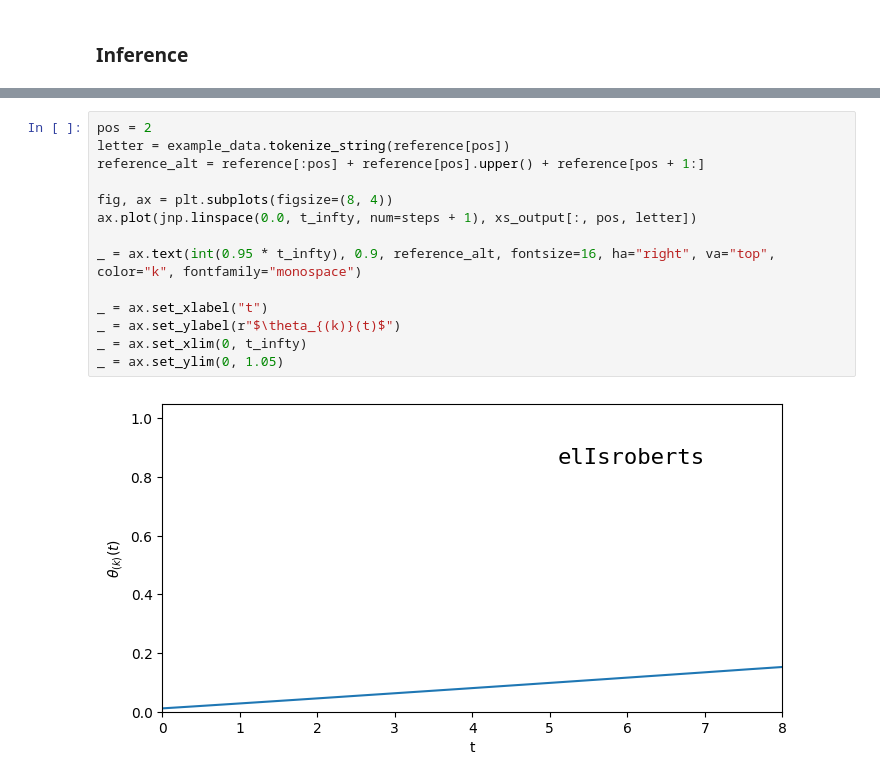
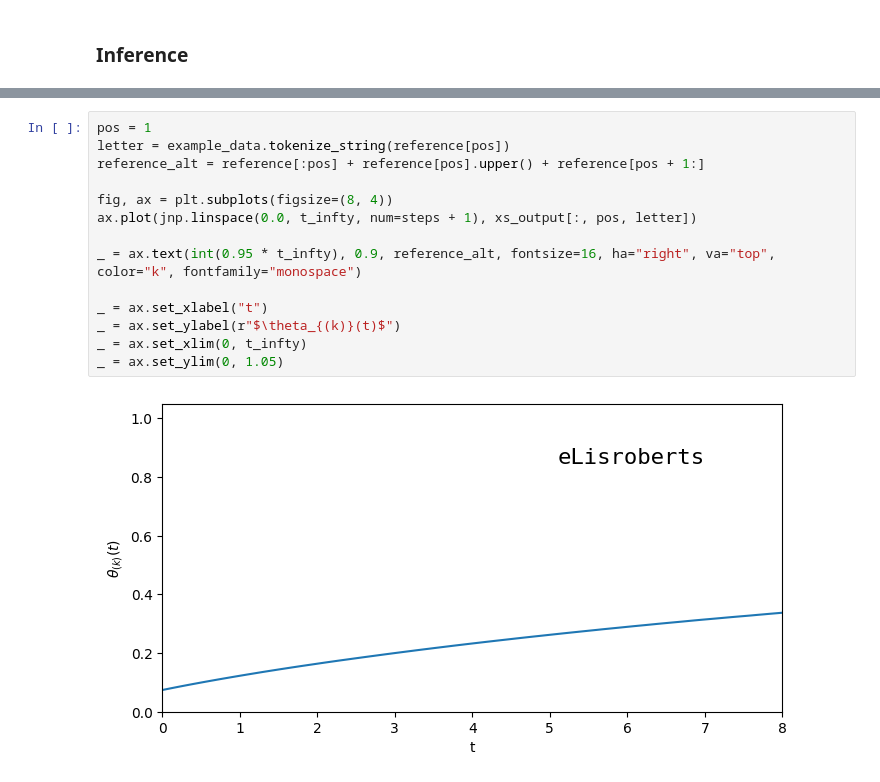
Before and after one commit to ElisR/DirichletFlowMatching, a Jupyter notebook: examples/DFM_String_Training.ipynb, the cells around one changed output, grey strips where cells are left out. Cells and saved outputs as stored; diff of their text form.

```diff
--- a/examples/DFM_String_Training.ipynb
+++ b/examples/DFM_String_Training.ipynb
@@ -85,19 +87,19 @@ sampled_name
 # %%
-pos = 2
+pos = 1
 letter = example_data.tokenize_string(reference[pos])
 reference_alt = reference[:pos] + reference[pos].upper() + reference[pos + 1:]
 
 fig, ax = plt.subplots(figsize=(8, 4))
 ax.plot(jnp.linspace(0.0, t_infty, num=steps + 1), xs_output[:, pos, letter])
 
 _ = ax.text(int(0.95 * t_infty), 0.9, reference_alt, fontsize=16, ha="right", va="top", color="k", fontfamily="monospace")
 
 _ = ax.set_xlabel("t")
 _ = ax.set_ylabel(r"$\theta_{(k)}(t)$")
 _ = ax.set_xlim(0, t_infty)
 _ = ax.set_ylim(0, 1.05)
 # %% [output]
-[figure, old version]
+[figure, new version]
 # %%
 # Plot the error to show how off-simplex the final result is
 errors = jnp.mean(jnp.abs(jnp.sum(xs_output, axis=-1) - 1.0), axis=-1)
```
Also changed, not shown: parts of 11 cells of this notebook, 2 other files.
